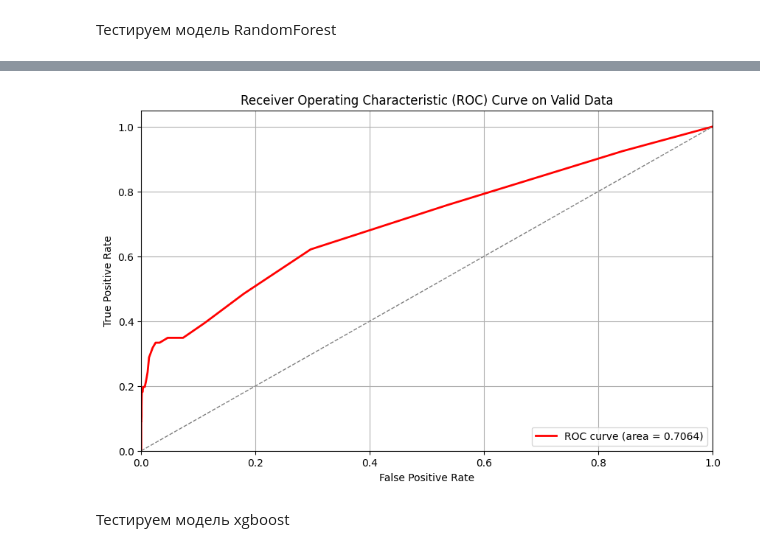
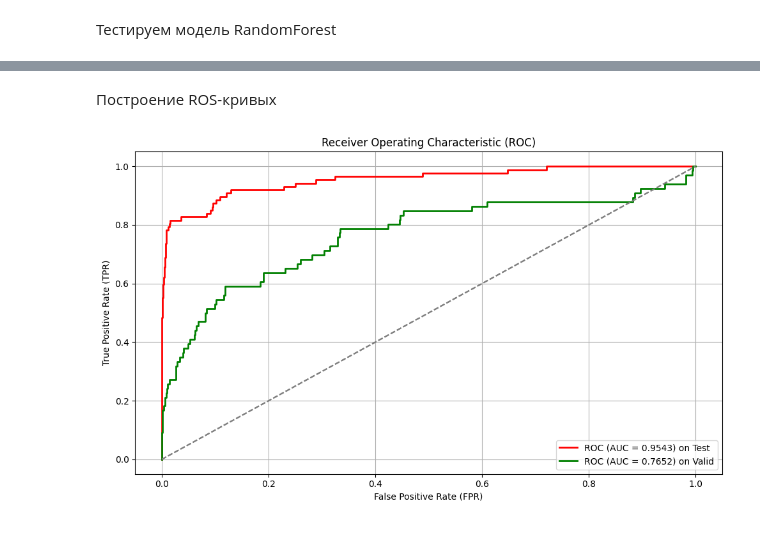
Before and after one commit to pogodaa/second_intensiv_predict_dataset_ot_samolyta, a Jupyter notebook: main.ipynb, the cells around one changed output, grey strips where cells are left out. Cells and saved outputs as stored; diff of their text form; code cells hidden in the pictures.

```diff
--- a/main.ipynb
+++ b/main.ipynb
@@ -421,18 +493,35 @@ plt.show()
+# %% [markdown]
+Построение ROS-кривых
 # %%
-fpr_valid, tpr_valid, _ = roc_curve(y_valid, valid_preds)
+# ROC-кривая для test
+fpr_xgb, tpr_xgb, thresholds_xgb = roc_curve(y_test, test_preds_proba_xgb)
+ROC_test_xgb = roc_auc_score(y_test, test_preds_proba_xgb)
+
+# ROC-кривая для valid
+fpr_valid_xgb, tpr_valid_xgb, thresholds_valid_xgb = roc_curve(y_valid, valid_preds_proba_xgb)
+ROC_valid_xgb = roc_auc_score(y_valid, valid_preds_proba_xgb)
 
 plt.figure(figsize=(10, 6))
-plt.plot(fpr_valid, tpr_valid, color='red', lw=2, label=f'ROC curve (area = {roc_auc_score(y_valid, valid_preds):.4f})')
-plt.plot([0, 1], [0, 1], color='gray', linestyle='--', lw=1)  # Диагональная линия для случайной модели
-plt.xlim([0.0, 1.0])
-plt.ylim([0.0, 1.05])
-plt.xlabel('False Positive Rate')
-plt.ylabel('True Positive Rate')
-plt.title('Receiver Operating Characteristic (ROC) Curve on Valid Data')
-plt.legend(loc="lower right")
+
+# Вывод test
+plt.plot(fpr_xgb, tpr_xgb, color='red', lw=2, label=f'ROC (AUC = {ROC_test_xgb:.4f}) on Test')
+plt.plot([0, 1], [0, 1], color='gray', linestyle='--')  # Случайная классификация
+plt.xlabel('False Positive Rate (FPR)')
+plt.ylabel('True Positive Rate (TPR)')
+plt.title('Receiver Operating Characteristic (ROC)')
+plt.legend(loc='lower right')
 plt.grid(True)
+
+# Вывод valid
+plt.plot(fpr_valid_xgb, tpr_valid_xgb, color='green', lw=2, label=f'ROC (AUC = {ROC_valid_xgb:.4f}) on Valid')
+plt.plot([0, 1], [0, 1], color='gray', linestyle='--')  # Случайная классификация
+plt.xlabel('False Positive Rate (FPR)')
+plt.ylabel('True Positive Rate (TPR)')
+plt.title('Receiver Operating Characteristic (ROC)')
+plt.legend(loc='lower right')
+plt.grid(True)
+
+plt.tight_layout()
 plt.show()
 # %% [output]
-[figure, old version]
+[figure, new version]
-# %% [markdown]
-Тестируем модель xgboost
```
Also changed, not shown: parts of 16 cells of this notebook.
